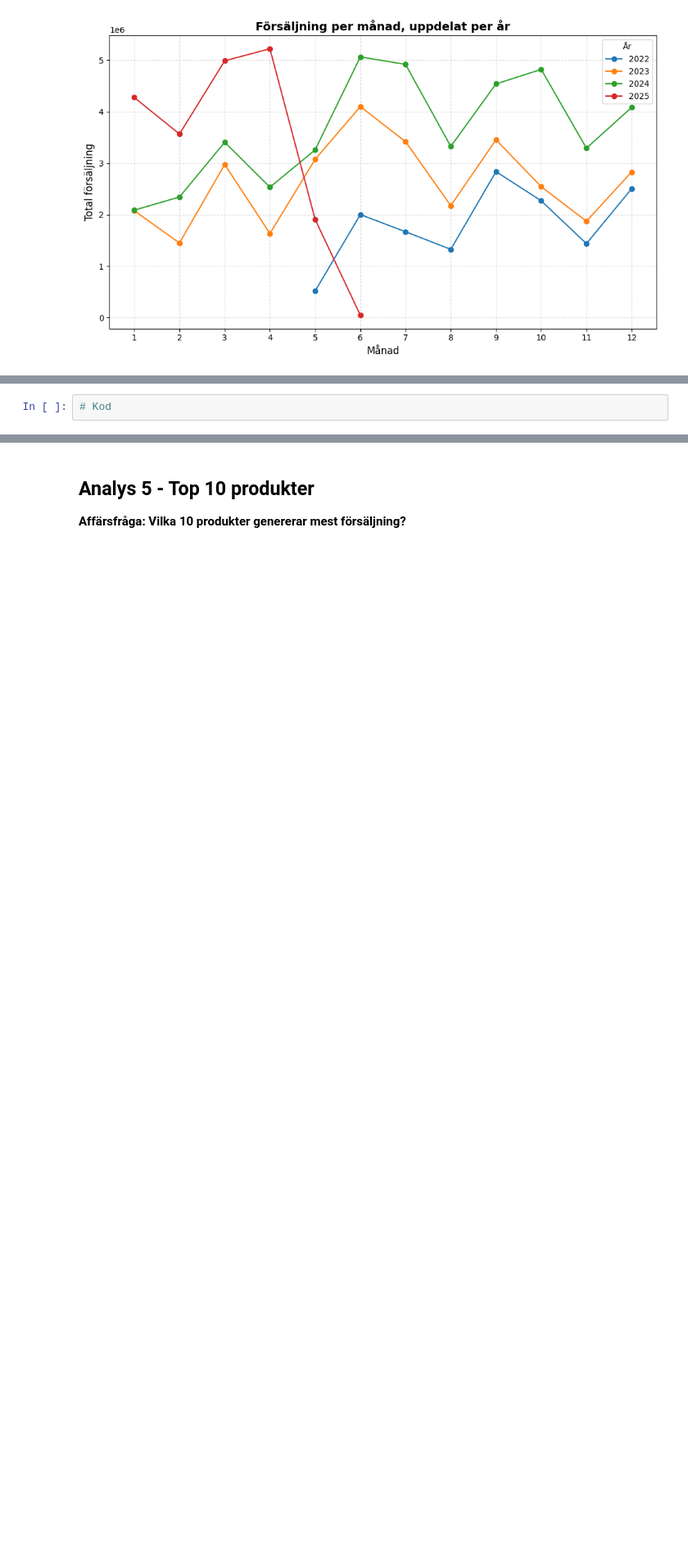
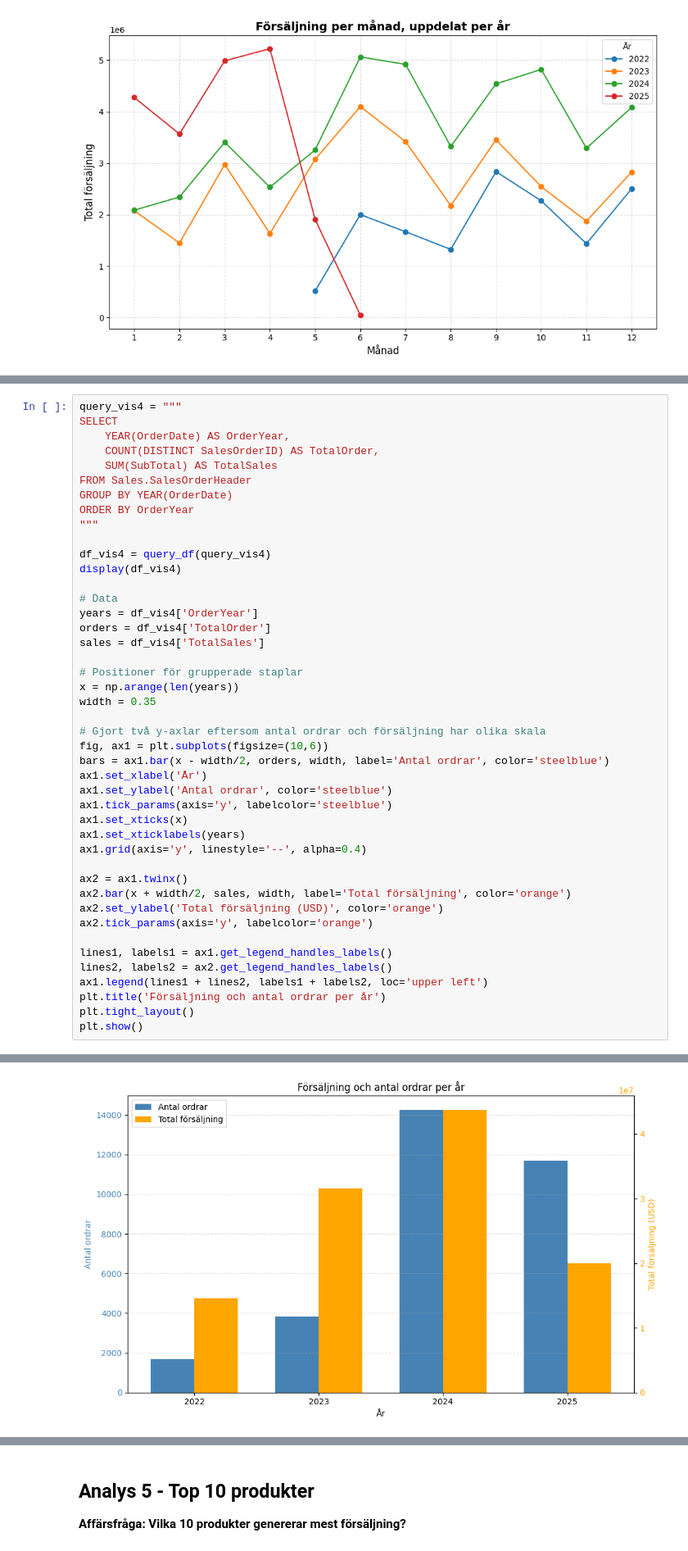
Before and after one commit to Shara-Hysen/adventureworks-sales-analysis-assignment, a Jupyter notebook: analysis.ipynb, the cells around one changed output, grey strips where cells are left out. Shown: that part at 82% size. Cells and saved outputs as stored; diff of their text form; blank space fills up the shorter version.

```diff
--- a/analysis.ipynb
+++ b/analysis.ipynb
@@ -236,2 +245,45 @@ Den plötsliga "kollapsen" 2025 är alarmerande och avviker helt från tidigare
 # %%
-# Kod
+query_vis4 = """
+SELECT
+    YEAR(OrderDate) AS OrderYear,
+    COUNT(DISTINCT SalesOrderID) AS TotalOrder,
+    SUM(SubTotal) AS TotalSales
+FROM Sales.SalesOrderHeader
+GROUP BY YEAR(OrderDate)
+ORDER BY OrderYear
+"""
+
+df_vis4 = query_df(query_vis4)
+display(df_vis4)
+
+# Data
+years = df_vis4['OrderYear']
+orders = df_vis4['TotalOrder']
+sales = df_vis4['TotalSales']
+
+# Positioner för grupperade staplar
+x = np.arange(len(years))
+width = 0.35
+
+# Gjort två y-axlar eftersom antal ordrar och försäljning har olika skala
+fig, ax1 = plt.subplots(figsize=(10,6))
+bars = ax1.bar(x - width/2, orders, width, label='Antal ordrar', color='steelblue')
+ax1.set_xlabel('År')
+ax1.set_ylabel('Antal ordrar', color='steelblue')
+ax1.tick_params(axis='y', labelcolor='steelblue')
+ax1.set_xticks(x)
+ax1.set_xticklabels(years)
+ax1.grid(axis='y', linestyle='--', alpha=0.4)
+
+ax2 = ax1.twinx()
+ax2.bar(x + width/2, sales, width, label='Total försäljning', color='orange')
+ax2.set_ylabel('Total försäljning (USD)', color='orange')
+ax2.tick_params(axis='y', labelcolor='orange')
+
+lines1, labels1 = ax1.get_legend_handles_labels()
+lines2, labels2 = ax2.get_legend_handles_labels()
+ax1.legend(lines1 + lines2, labels1 + labels2, loc='upper left')
+plt.title('Försäljning och antal ordrar per år')
+plt.tight_layout()
+plt.show()
+# %% [output]
@@ -238,2 +295,3 @@ Den plötsliga "kollapsen" 2025 är alarmerande och avviker helt från tidigare
+[figure, added]
 # %% [markdown]
 ### Insikter - Försäljning och antal ordrar per år
```
Also changed, not shown: parts of 5 cells of this notebook.
